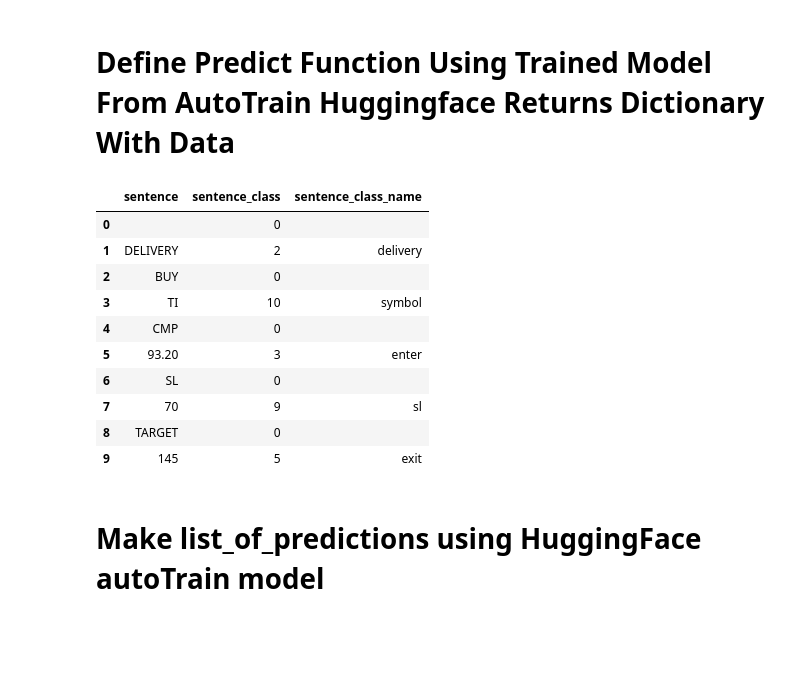
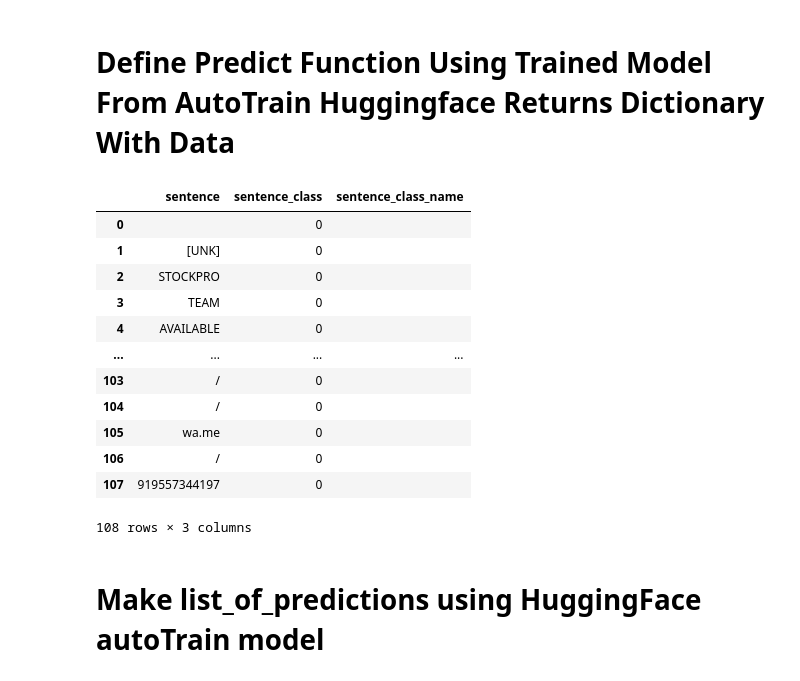
Before and after one commit to hemangjoshi37a/TelegramTradeMsgBacktestML, a Jupyter notebook: label_studio_to_Hggingface_autoTrain_dataset _convert_token_classification_named_entity_recongnition.ipynb, the cells around one changed output. Drawn from its saved outputs; the diff is of its cells as text; code cells hidden in the pictures; blank space fills up the shorter version.

```diff
--- a/label_studio_to_Hggingface_autoTrain_dataset _convert_token_classification_named_entity_recongnition.ipynb
+++ b/label_studio_to_Hggingface_autoTrain_dataset _convert_token_classification_named_entity_recongnition.ipynb
@@ -272,20 +271,35 @@ def get_class_map_from_message_NEW(input_message:str) -> dict:
 #     display(resultsdf)
     return resultsdf
 # %%
-get_class_map_from_message_NEW('''DELIVERY
+get_class_map_from_message_NEW('''✅ STOCKPRO TEAM AVAILABLE AT NIGHT 😎
 
-BUY TI CMP 93.20
+🔰WE ANNOUNCE MASTER TRADER COURSE OCTOBER BATCH😎😎
 
-SL 70 TARGET 145''')
+🔰ENROLL FOR THE COURSE TODAY AND GET EARLY ENROLLMENT BENEFITS
+
+✅GET IMMEDIATE ACCESS TO ALL 5 PREMIUM AND ROCKSTAR GROUPS
+✅GET ACCESS TO STOCKPRO LIBRARY WHERE YOU CAN READ QUALITY BOOKS
+✅GET ACCESS TO RISK MANAGEMENT, MONEY MANAGEMENT AND TRADE MANAGEMENT CLASSES
+✅GET ACCESS TO ALL IN ONE TRADING COURSE ON WEBSITE
+✅GET ACCESS TO IMPORTANT PREREQUISITES
+✅GET ACCESS TO COMMODITY-MCX CLASSES AS COMPLIMENTARY
+
+👉Contact StockPro-Team on these numbers👈
+
+📞Mobile Numbers: +91 9557344197 /  +91 9897130608
+
+📱Whatsapp: https://wa.me/919557344197''')
 # %% [output]
 |  | sentence | sentence_class | sentence_class_name |
 | 0 |  | 0 |  |
-| 1 | DELIVERY | 2 | delivery |
-| 2 | BUY | 0 |  |
-| 3 | TI | 10 | symbol |
-| 4 | CMP | 0 |  |
-| 5 | 93.20 | 3 | enter |
-| 6 | SL | 0 |  |
-| 7 | 70 | 9 | sl |
-| 8 | TARGET | 0 |  |
-| 9 | 145 | 5 | exit |
+| 1 | [UNK] | 0 |  |
+| 2 | STOCKPRO | 0 |  |
+| 3 | TEAM | 0 |  |
+| 4 | AVAILABLE | 0 |  |
+| ... | ... | ... | ... |
+| 103 | / | 0 |  |
+| 104 | / | 0 |  |
+| 105 | wa.me | 0 |  |
+| 106 | / | 0 |  |
+| 107 | 919557344197 | 0 |  |
+108 rows × 3 columns
```
Also changed, not shown: parts of 18 cells of this notebook, 3 other files.
